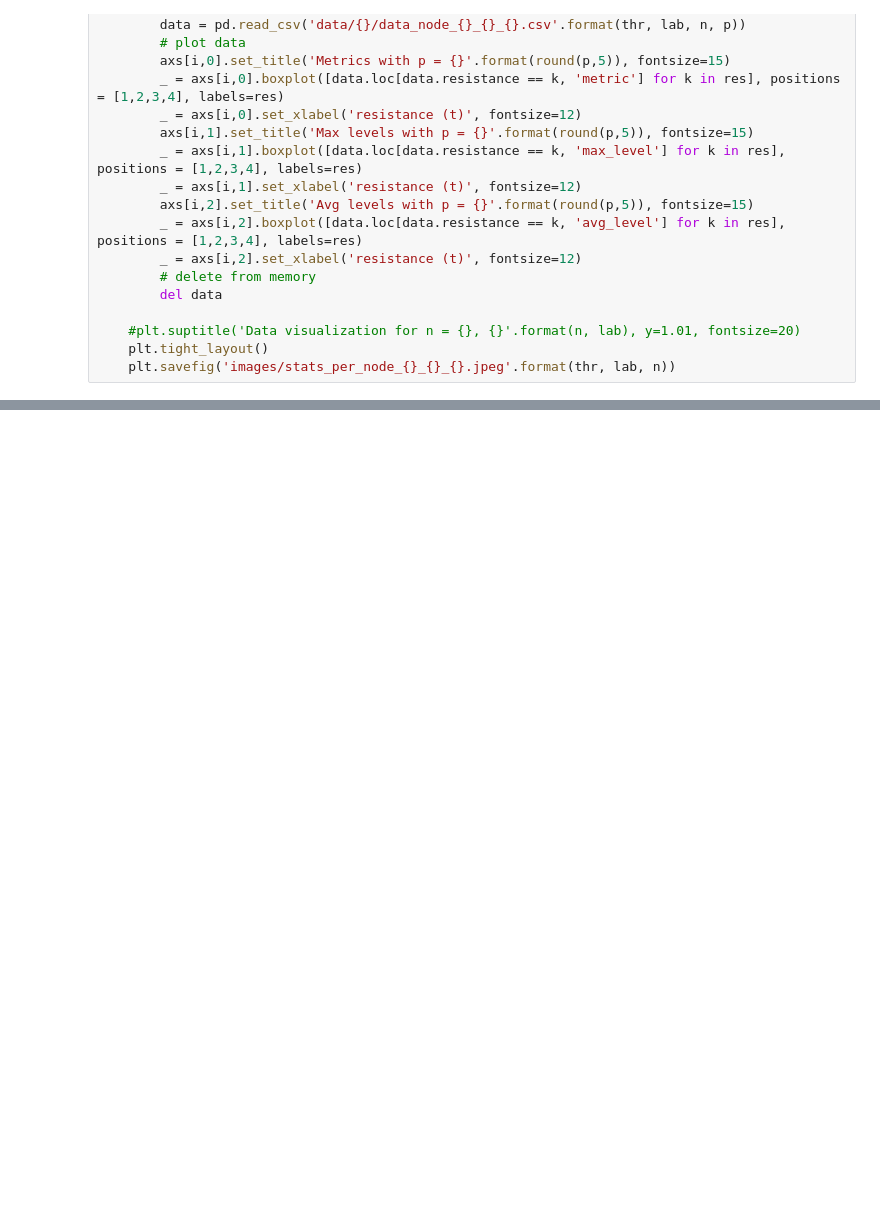
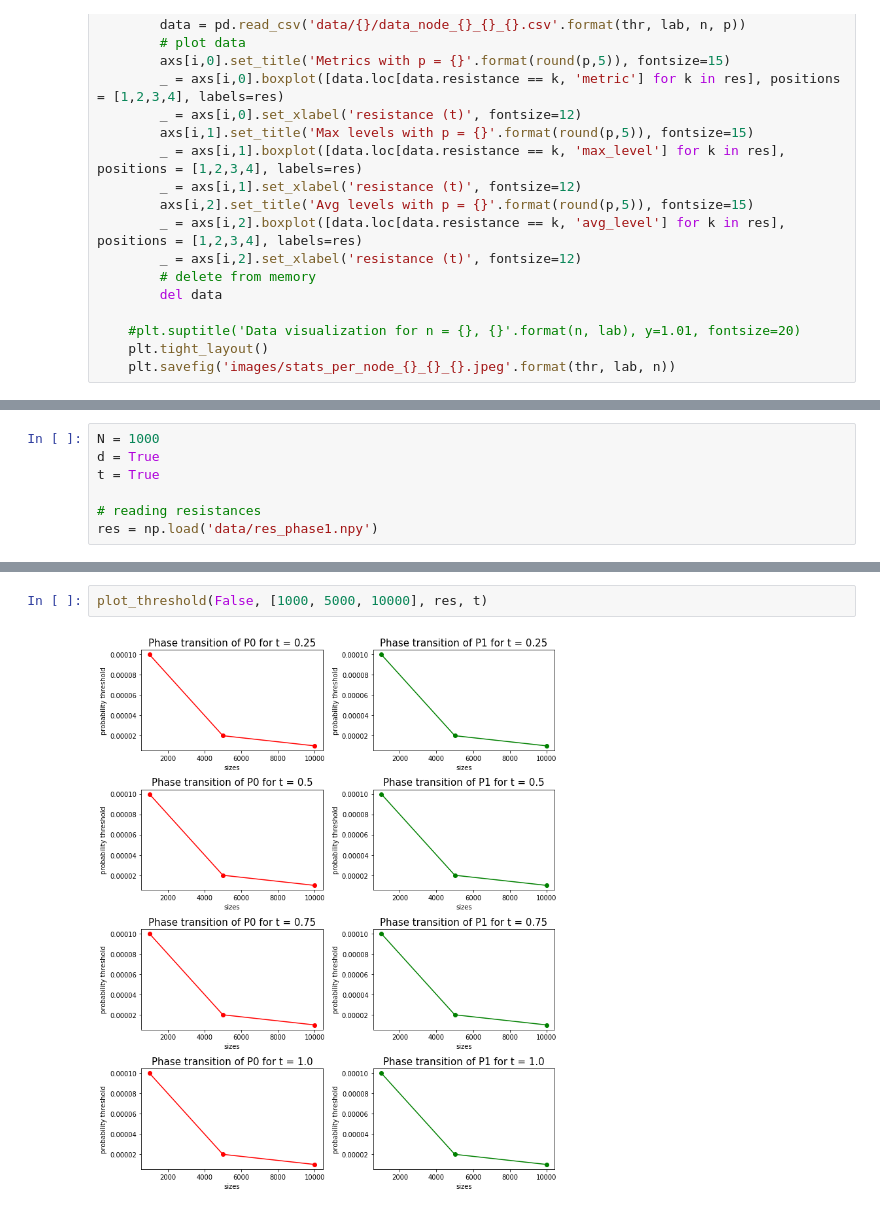
Before and after one commit to liacov/FLTR-Gnp, a Jupyter notebook: phases-visualization.ipynb, the cells around one changed output, grey strips where cells are left out. Drawn from its saved outputs; the diff is of its cells as text; blank space fills up the shorter version.

```diff
--- a/phases-visualization.ipynb
+++ b/phases-visualization.ipynb
@@ -105,0 +112,7 @@ plot_data_nodes(prob, d, N, res, t)
+# %%
+N = 1000
+d = True
+t = True
+
+# reading resistances
+res = np.load('data/res_phase1.npy')
@@ -105,0 +171,4 @@ plot_data_nodes(prob, d, N, res, t)
+# %%
+plot_threshold(False, [1000, 5000, 10000], res, t)
+# %% [output]
+[figure, added]
```
Also changed, not shown: parts of 7 cells of this notebook, 4 other files.
